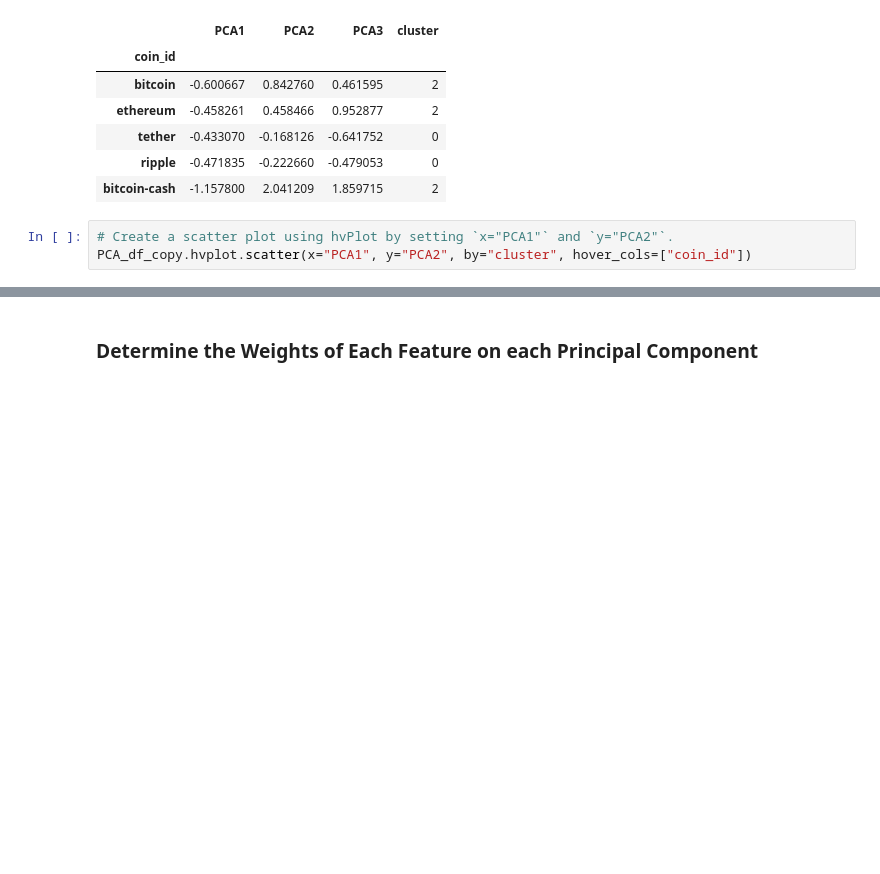
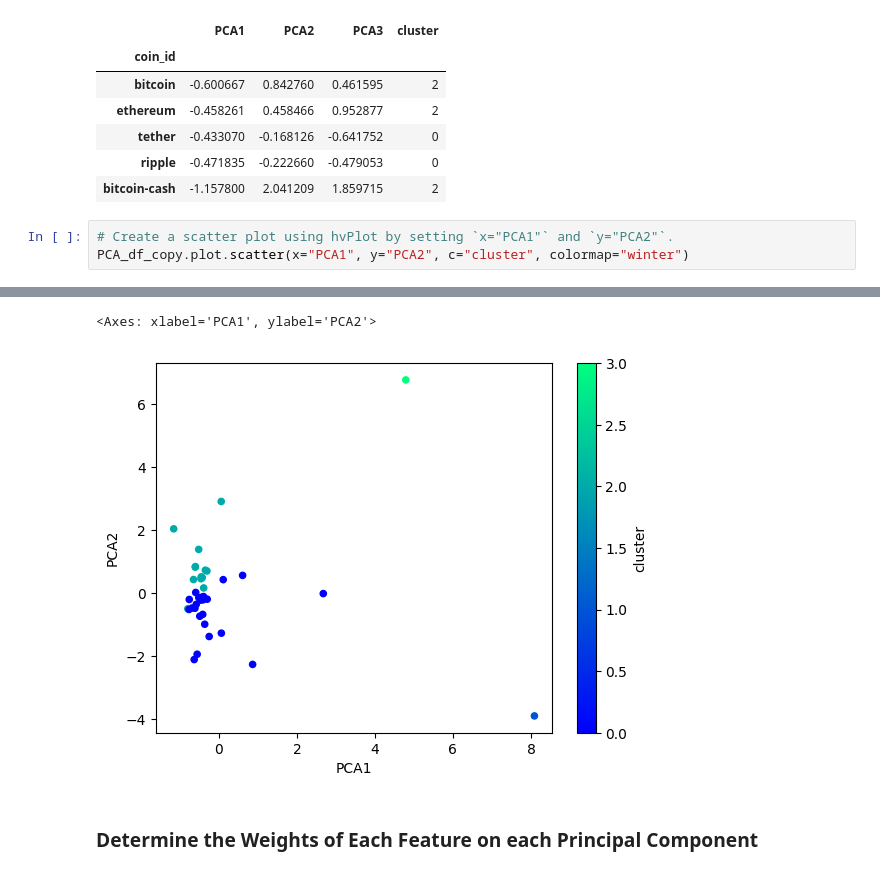
Before and after one commit to deondrae4088/CryptoClustering, a Jupyter notebook: Crypto_Clustering.ipynb, the cells around one changed output, grey strips where cells are left out. Saved outputs shown, nothing was run; the diff lists cells and outputs as text; blank space fills up the shorter version.

```diff
--- a/Crypto_Clustering.ipynb
+++ b/Crypto_Clustering.ipynb
@@ -331,5 +351,5 @@ display(PCA_df_copy.head(5))
 | bitcoin-cash | -1.157800 | 2.041209 | 1.859715 | 2 |
 # %%
 # Create a scatter plot using hvPlot by setting `x="PCA1"` and `y="PCA2"`.
-PCA_df_copy.hvplot.scatter(x="PCA1", y="PCA2", by="cluster", hover_cols=["coin_id"])
+PCA_df_copy.plot.scatter(x="PCA1", y="PCA2", c="cluster", colormap="winter")
 # %% [output]
@@ -339,3 +356,5 @@ PCA_df_copy.hvplot.scatter(x="PCA1", y="PCA2", by="cluster", hover_cols=["coin_i
+<Axes: xlabel='PCA1', ylabel='PCA2'>
+[figure, added]
 # %% [markdown]
 ### Determine the Weights of Each Feature on each Principal Component
 # %%
```
Also changed, not shown: parts of 8 cells of this notebook.
